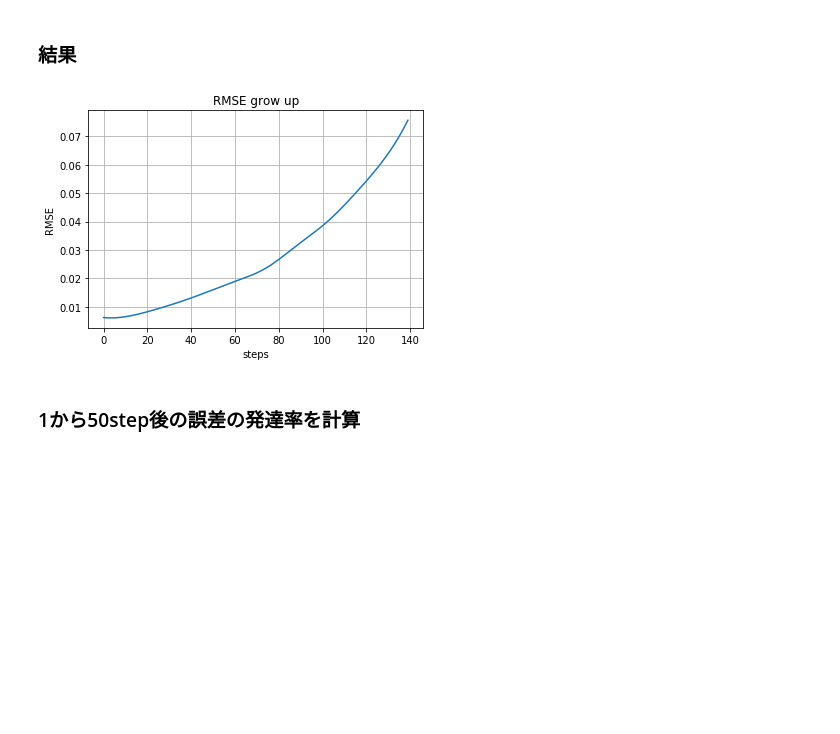
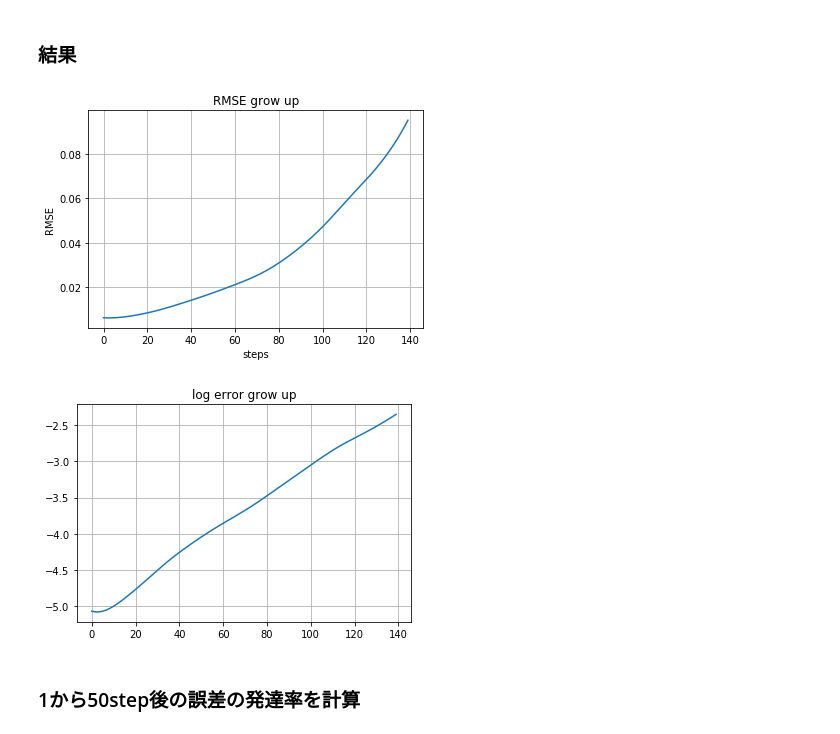
Before and after one commit to KotaTakeda/rccs_online_school, a Jupyter notebook: work.ipynb, the cells around one changed output. Saved outputs shown, nothing was run; the diff lists cells and outputs as text; code cells hidden in the pictures; blank space fills up the shorter version.

```diff
--- a/work.ipynb
+++ b/work.ipynb
@@ -64,3 +78,23 @@ $ X_{20} = F \cdot 1.001$
+# %%
+def plot_lorenz96(result):
+    result = np.array(result)
+    fig1, ax1 = plt.subplots()
+
+    # 摂動を加えた20番目の要素をplot
+    ax1.plot(result[:, 19])
+    ax1.set_xlabel('step')
+    ax1.set_ylabel('$x_{20} $')
+    plt.title('plot 20th component')
+
+    # 1,2,3番目の要素を3次元plot
+    fig = plt.figure()
+    ax = fig.gca(projection='3d')
+    ax.plot(result[:, 0], result[:, 1], result[:, 2])
+    ax.set_xlabel('$x_1$')
+    ax.set_ylabel('$x_2$')
+    ax.set_zlabel('$x_3$')
+    plt.title('first three components of Lorenz96')
+    plt.show()
 # %%
 # J: 変数の数
 J = 40
@@ -129,51 +184,70 @@ x = simulate_lorenz96(rk4)
 # %% [markdown]
 ### 結果
 # %%
+# 外力
+F=8
+
+lorenz = make_lorenz96(F)
+
+
 # step数
 # 天下り的ではあるが１週間分
-Nstep = 7*20
+N_step = 7*20
 
-# サンプル数
-M = 180//7
+# atrからのサンプル数
+N_atr_sample = 180//7
+
+# ノイズについてのサンプル数
+N_noise_sample = 5
 
 # 時間刻み幅
 dt = 0.01
 
 # 摂動の大きさ
 epsilon = 1e-3
 
-error = np.zeros((M,Nstep))
+error = np.zeros((N_atr_sample, N_step))
 np.random.seed(1)
 
-for m in range(M):
+for m in range(N_atr_sample):
 #     半分以降の軌道からサンプル
-    z = x[180*20+7*20*m, :]
-    z_perturb = z + epsilon*np.random.normal(size=z.shape)
-    error[m, 0] = np.linalg.norm(z - z_perturb, ord=2)
+    z0 = x[180*20+7*20*m, :]
+    z = np.zeros((N_step, J))
+    z[0] = z0
 
-    for n in range(1, Nstep):
-        t = n*dt
-        z = rk4(t, z, dt, lorenz)
-        z_perturb = rk4(t, z_perturb, dt, lorenz)
-        error[m, n] = np.linalg.norm(z - z_perturb, ord=2)
+    temp_error = np.zeros((N_noise_sample, N_step))
+
+    for i in range(N_noise_sample):
+        z_perturb = z[0] + epsilon*np.random.normal(size=z[0].shape)
+        temp_error[i, 0] = np.linalg.norm(z[0] - z_perturb, ord=2)
+
+        for n in range(1, N_step):
+            t = n*dt
+            if i == 0:
+                z[n] = rk4(t, z[n-1], dt, lorenz)
+            z_perturb = rk4(t, z_perturb, dt, lorenz)
+            temp_error[i, n] = np.linalg.norm(z[n] - z_perturb, ord=2)
+
+    error[m] = temp_error.mean(axis=0)[:]
 
 error_mean = error.mean(axis=0)
 
 # plot
 fig, ax = plt.subplots()
 ax.plot(error_mean)
 ax.set_xlabel('steps')
 ax.set_ylabel('RMSE')
 plt.grid()
 _ = plt.title('RMSE grow up')
 
-# # logを取ったものもplot
-# fig1, ax1 = plt.subplots()
-# ax1.plot(np.log(error_mean))
-# plt.grid()
-# _ = plt.title('log error grow up')
+# logを取ったものもplot
+fig1, ax1 = plt.subplots()
+ax1.plot(np.log(error_mean))
+plt.grid()
+_ = plt.title('log error grow up')
 # %% [output]
-[figure, old version]
+[figure, new version]
+[figure, added]
 # %% [markdown]
 ### 1から50step後の誤差の発達率を計算
 # %%
```
Also changed, not shown: parts of 30 cells of this notebook, 3 other files.
